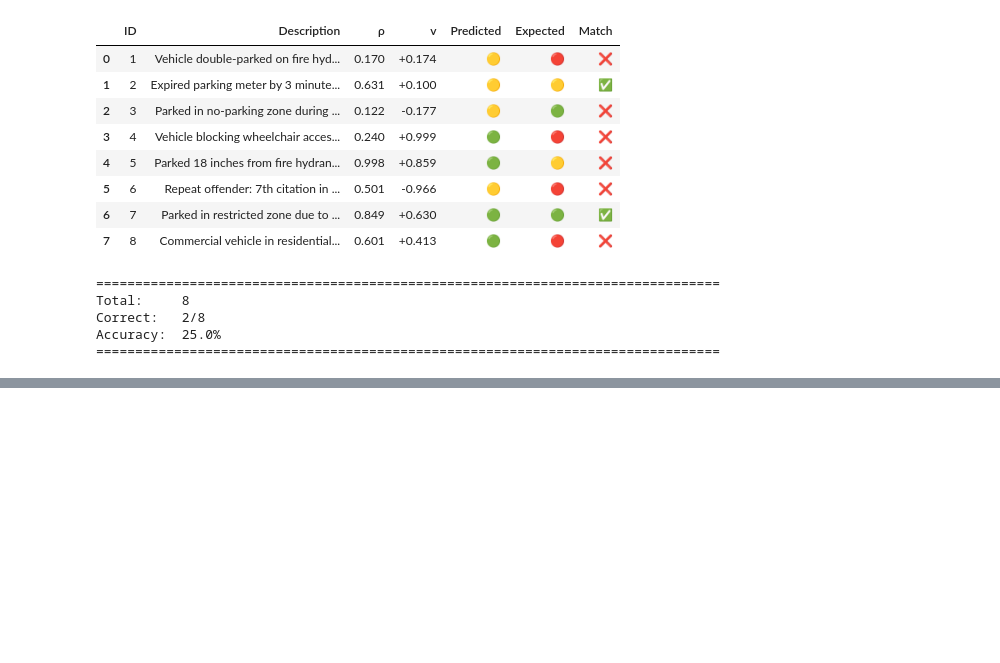
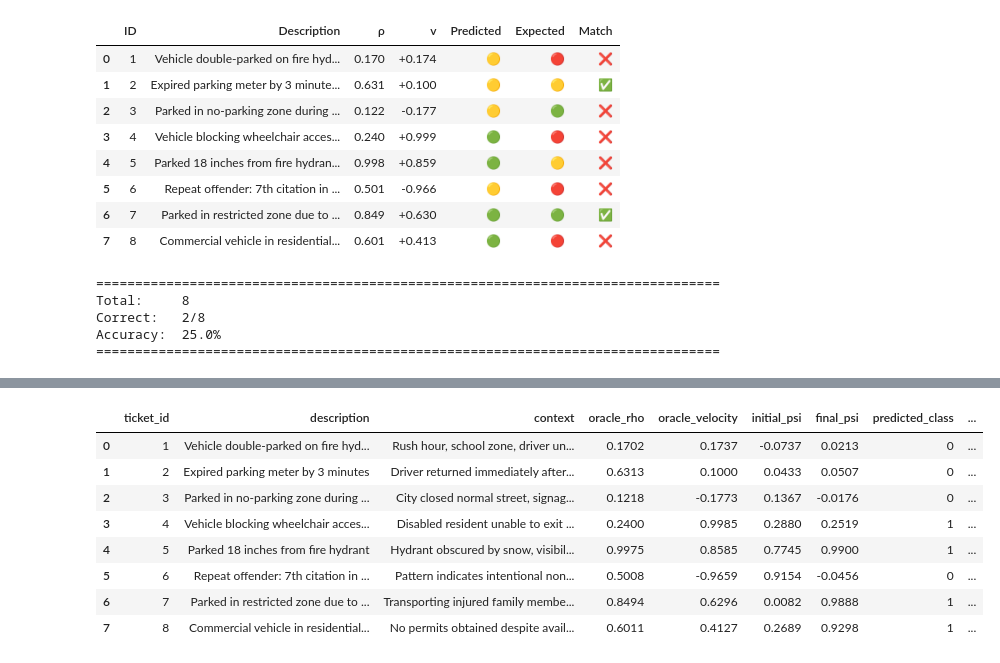
Before and after one commit to jakobmina/h7_parking, a Jupyter notebook: notebooks/parking_ticket.ipynb, the cells around one changed output, grey strips where cells are left out. Cells and saved outputs as stored; diff of their text form; code cells hidden in the pictures; blank space fills up the shorter version.

Commit message:
Kaggle Notebook | parking_ticket | Version 4

```diff
--- a/notebooks/parking_ticket.ipynb
+++ b/notebooks/parking_ticket.ipynb
@@ -522,0 +526,72 @@ Accuracy:  25.0%
+# %%
+# Create detailed submission CSV
+print("\n" + "="*80)
+print("EXPORTING RESULTS TO CSV")
+print("="*80 + "\n")
+
+submission_data = []
+
+for ticket in sample_data:
+    metrics = get_cached_metrics(ticket["description"])
+    clf = H7TernaryClassifier(epsilon=0.25)
+    predicted = clf.fit_predict(metrics["rho"], metrics["v"], steps=50, dt=0.1)
+    expected = ticket["expected_class"]
+
+    # Map class to label
+    class_label = {-1: "Destructive", 0: "Equilibrium", 1: "Constructive"}[predicted]
+    confidence = abs(clf.history_psi[-1])  # Use final |ψ| as confidence
+
+    submission_data.append({
+        "ticket_id": ticket["id"],
+        "description": ticket["description"],
+        "context": ticket["context"],
+        "oracle_rho": round(metrics["rho"], 4),
+        "oracle_velocity": round(metrics["v"], 4),
+        "initial_psi": round(clf.history_psi[0], 4),
+        "final_psi": round(clf.history_psi[-1], 4),
+        "predicted_class": predicted,
+        "predicted_label": class_label,
+        "expected_class": expected,
+        "confidence_score": round(confidence, 4),
+        "is_correct": 1 if predicted == expected else 0,
+        "reasoning": ticket["reasoning"]
+    })
+
+# Create DataFrame
+submission_df = pd.DataFrame(submission_data)
+
+# Display
+print("Submission DataFrame:")
+display(submission_df)
+
+# Save to CSV
+csv_filename = "h7_metriplectic_qml_predictions.csv"
+submission_df.to_csv(csv_filename, index=False)
+
+print(f"\n✓ CSV exported to: {csv_filename}")
+print(f"✓ Rows: {len(submission_df)}")
+print(f"✓ Columns: {list(submission_df.columns)}")
+
+# Calculate statistics
+total_correct = submission_df["is_correct"].sum()
+total_tickets = len(submission_df)
+accuracy_pct = (total_correct / total_tickets) * 100
+avg_confidence = submission_df["confidence_score"].mean()
+
+print(f"\n📊 Summary:")
+print(f"   Total Predictions: {total_tickets}")
+print(f"   Correct: {total_correct}/{total_tickets}")
+print(f"   Accuracy: {accuracy_pct:.1f}%")
+print(f"   Avg Confidence: {avg_confidence:.4f}")
+
+# Class distribution
+print(f"\n🎯 Predicted Class Distribution:")
+class_dist = submission_df["predicted_label"].value_counts()
+for cls, count in class_dist.items():
+    pct = (count / total_tickets) * 100
+    print(f"   {cls}: {count} ({pct:.1f}%)")
+
+print(f"\n" + "="*80)
+print(f"Ready for submission! Download: {csv_filename}")
+print("="*80)
+# %% [output]
@@ -522,0 +603,9 @@ Accuracy:  25.0%
+|  | ticket_id | description | context | oracle_rho | oracle_velocity | initial_psi | final_psi | predicted_class | ... |
+| 0 | 1 | Vehicle double-parked on fire hyd... | Rush hour, school zone, driver un... | 0.1702 | 0.1737 | -0.0737 | 0.0213 | 0 | ... |
+| 1 | 2 | Expired parking meter by 3 minutes | Driver returned immediately after... | 0.6313 | 0.1000 | 0.0433 | 0.0507 | 0 | ... |
+| 2 | 3 | Parked in no-parking zone during ... | City closed normal street, signag... | 0.1218 | -0.1773 | 0.1367 | -0.0176 | 0 | ... |
+| 3 | 4 | Vehicle blocking wheelchair acces... | Disabled resident unable to exit ... | 0.2400 | 0.9985 | 0.2880 | 0.2519 | 1 | ... |
+| 4 | 5 | Parked 18 inches from fire hydrant | Hydrant obscured by snow, visibil... | 0.9975 | 0.8585 | 0.7745 | 0.9900 | 1 | ... |
+| 5 | 6 | Repeat offender: 7th citation in ... | Pattern indicates intentional non... | 0.5008 | -0.9659 | 0.9154 | -0.0456 | 0 | ... |
+| 6 | 7 | Parked in restricted zone due to ... | Transporting injured family membe... | 0.8494 | 0.6296 | 0.0082 | 0.9888 | 1 | ... |
+| 7 | 8 | Commercial vehicle in residential... | No permits obtained despite avail... | 0.6011 | 0.4127 | 0.2689 | 0.9298 | 1 | ... |
```
Also changed, not shown: parts of 4 cells of this notebook.
